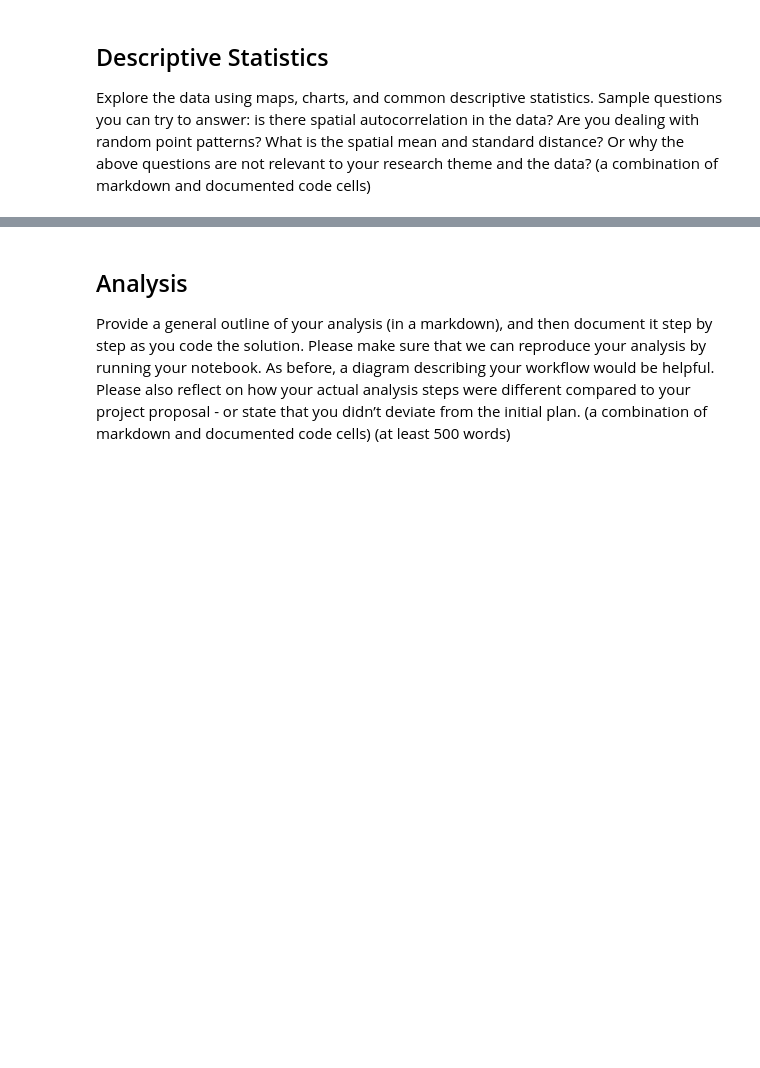
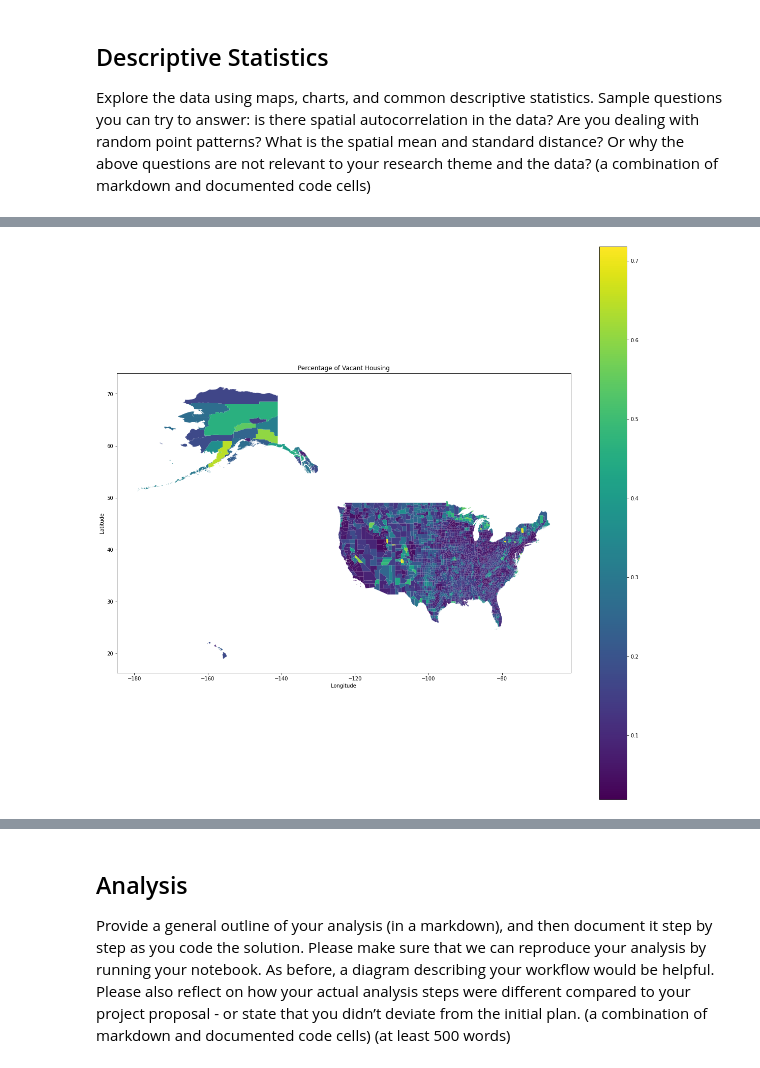
Before and after one commit to sheenapatel262/dsc170_final_proj, a Jupyter notebook: dsc170_proj.ipynb, the cells around one changed output, grey strips where cells are left out. Drawn from its saved outputs; the diff is of its cells as text; code cells hidden in the pictures; blank space fills up the shorter version.

```diff
--- a/dsc170_proj.ipynb
+++ b/dsc170_proj.ipynb
@@ -203,0 +183,11 @@ Let's identify some variables of interest within the Esri Demographics Spatial D
+# %%
+# calculate vacancy percentage
+dem_gdf['VACANT_PCT'] = (dem_gdf.VACANT_CY / dem_gdf.TOTHU_CY).apply(float)
+# %%
+dem_gdf.plot(figsize=(20,20), column='VACANT_PCT', legend=True)
+plt.title('Percentage of Vacant Housing')
+plt.xlabel('Longitude')
+plt.ylabel('Latitude')
+plt.show()
+# %% [output]
+[figure, added]
```
Also changed, not shown: parts of 20 cells of this notebook.
